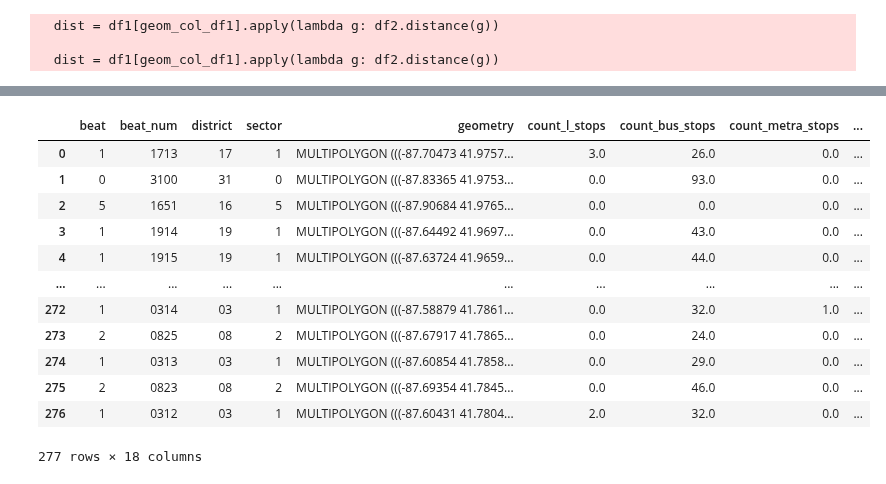
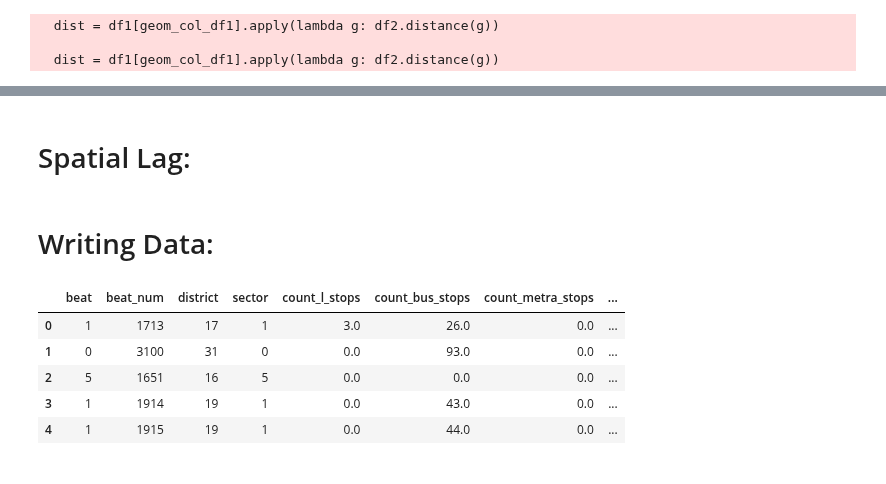
Before and after one commit to Deckart2/capp_30254_crime_forcasting, a Jupyter notebook: scripts/Geoprocessing.ipynb, the cells around one changed output, grey strips where cells are left out. Drawn from its saved outputs; the diff is of its cells as text; code cells hidden in the pictures.

```diff
--- a/scripts/Geoprocessing.ipynb
+++ b/scripts/Geoprocessing.ipynb
@@ -352,0 +318,2 @@ beats
+# %% [markdown]
+# Spatial Lag:
@@ -353,23 +334,20 @@ beats
+# %% [markdown]
+# Writing Data:
 # %%
-beats.columns
-beats_to_write = beats[['beat', 'beat_num', 'district', 'sector', 'count_l_stops',
-                'count_bus_stops', 'count_metra_stops', 'count_restaurants',
-       'count_bars', 'count_daycares', 'count_entertainment',
-       'count_businesses', 'road_distance_ft', 'TOTAL POPULATION',
-       'dist_to_police', 'dist_to_hospital']]
+#beats.columns
+#beats_to_write = beats[['beat', 'beat_num', 'district', 'sector', 'count_l_stops',
+#                'count_bus_stops', 'count_metra_stops', 'count_restaurants',
+#       'count_bars', 'count_daycares', 'count_entertainment',
+#       'count_businesses', 'road_distance_ft', 'TOTAL POPULATION',
+#       'dist_to_police', 'dist_to_hospital']]
+
+#beats_to_write.head(5)
 # %% [output]
-|  | beat | beat_num | district | sector | geometry | count_l_stops | count_bus_stops | count_metra_stops | ... |
-| 0 | 1 | 1713 | 17 | 1 | MULTIPOLYGON (((-87.70473 41.9757... | 3.0 | 26.0 | 0.0 | ... |
-| 1 | 0 | 3100 | 31 | 0 | MULTIPOLYGON (((-87.83365 41.9753... | 0.0 | 93.0 | 0.0 | ... |
-| 2 | 5 | 1651 | 16 | 5 | MULTIPOLYGON (((-87.90684 41.9765... | 0.0 | 0.0 | 0.0 | ... |
-| 3 | 1 | 1914 | 19 | 1 | MULTIPOLYGON (((-87.64492 41.9697... | 0.0 | 43.0 | 0.0 | ... |
-| 4 | 1 | 1915 | 19 | 1 | MULTIPOLYGON (((-87.63724 41.9659... | 0.0 | 44.0 | 0.0 | ... |
-| ... | ... | ... | ... | ... | ... | ... | ... | ... | ... |
-| 272 | 1 | 0314 | 03 | 1 | MULTIPOLYGON (((-87.58879 41.7861... | 0.0 | 32.0 | 1.0 | ... |
-| 273 | 2 | 0825 | 08 | 2 | MULTIPOLYGON (((-87.67917 41.7865... | 0.0 | 24.0 | 0.0 | ... |
-| 274 | 1 | 0313 | 03 | 1 | MULTIPOLYGON (((-87.60854 41.7858... | 0.0 | 29.0 | 0.0 | ... |
-| 275 | 2 | 0823 | 08 | 2 | MULTIPOLYGON (((-87.69354 41.7845... | 0.0 | 46.0 | 0.0 | ... |
-| 276 | 1 | 0312 | 03 | 1 | MULTIPOLYGON (((-87.60431 41.7804... | 2.0 | 32.0 | 0.0 | ... |
+|  | beat | beat_num | district | sector | count_l_stops | count_bus_stops | count_metra_stops | ... |
+| 0 | 1 | 1713 | 17 | 1 | 3.0 | 26.0 | 0.0 | ... |
+| 1 | 0 | 3100 | 31 | 0 | 0.0 | 93.0 | 0.0 | ... |
+| 2 | 5 | 1651 | 16 | 5 | 0.0 | 0.0 | 0.0 | ... |
+| 3 | 1 | 1914 | 19 | 1 | 0.0 | 43.0 | 0.0 | ... |
+| 4 | 1 | 1915 | 19 | 1 | 0.0 | 44.0 | 0.0 | ... |
-277 rows × 18 columns
 # %%
 #beats.to_file("../intermediate_data/beats.geojson", driver='GeoJSON')
```
Also changed, not shown: parts of 26 cells of this notebook, 2 other files.
